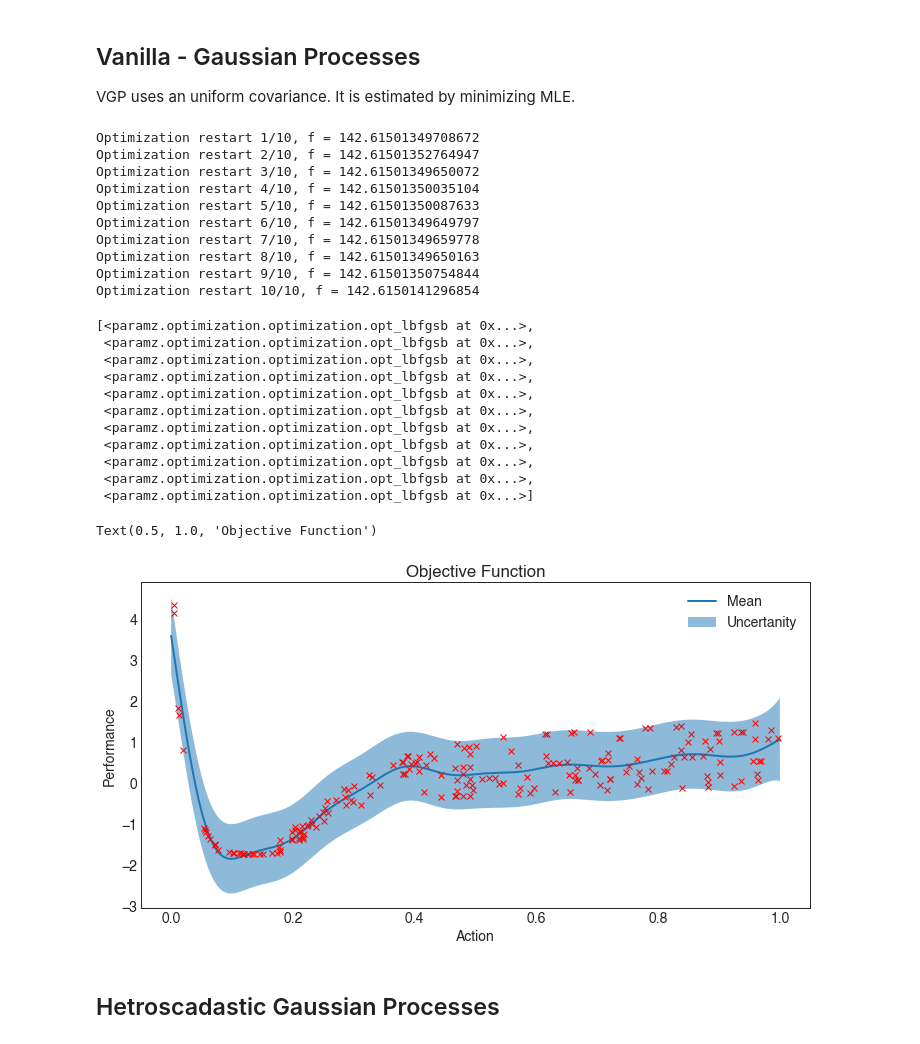
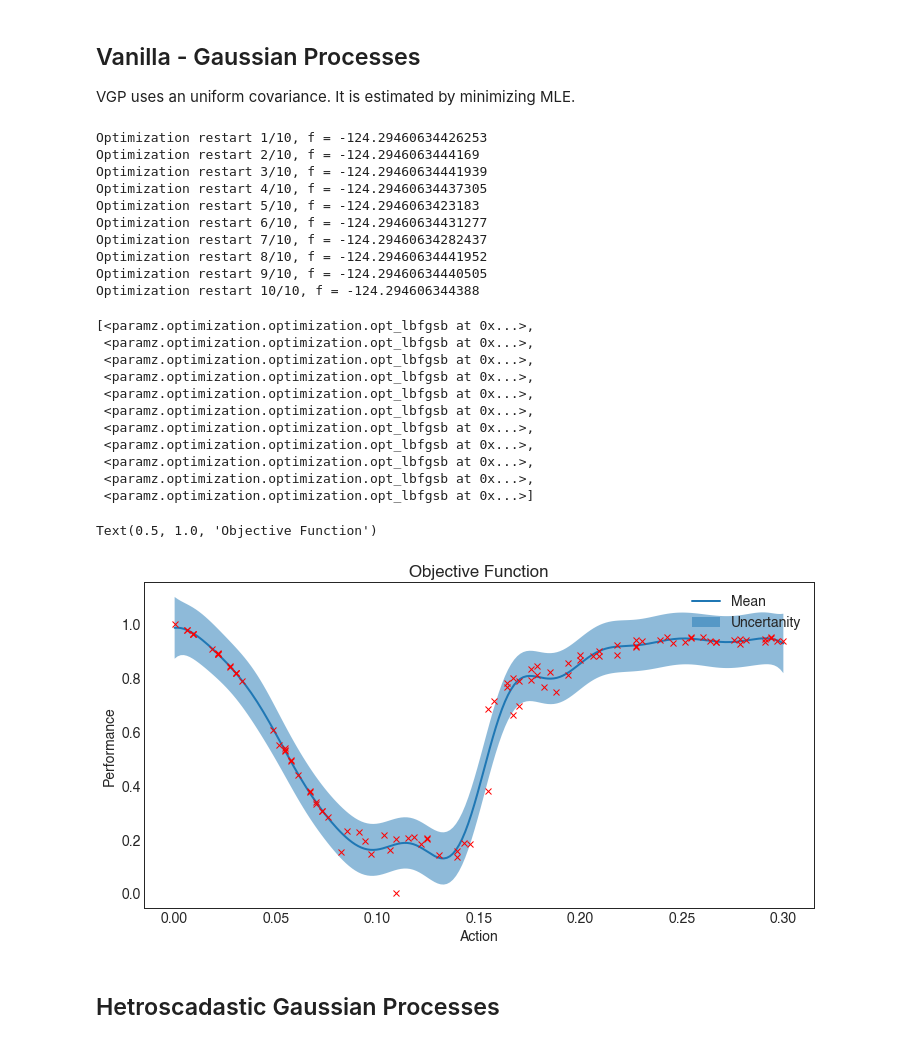
Before and after one commit to kLabUM/BaeOpt, a Jupyter notebook: scenarios/Uncertanity/Prototyping-Notebooks/SingleBasin-HetroGP.ipynb, the cells around one changed output. Drawn from its saved outputs; the diff is of its cells as text; code cells hidden in the pictures.

```diff
--- a/scenarios/Uncertanity/Prototyping-Notebooks/SingleBasin-HetroGP.ipynb
+++ b/scenarios/Uncertanity/Prototyping-Notebooks/SingleBasin-HetroGP.ipynb
@@ -119,23 +130,23 @@ Text(0.5, 1.0, 'Objective Function')
 # %%
 x = []
 y = []
-val = np.linspace(0.0,1.0,200)
-for i in range(0, 200):
-    x_t = np.array(np.random.rand()) # random action between 0 to 1
+
+for i in range(0, 100):
+    x_t = np.array(np.random.choice(np.linspace(0.0, 0.3, 100))) # random action between 0 to 1
     y_t = objective_function(x_t.reshape(-1,1))
     x.append(x_t)
     y.append(y_t)
 # %%
-y = np.array(y)
-x = np.array(x)
+y_train = np.array(y)
+x_train = np.array(x)
 # %%
 plt.rcParams["figure.figsize"] = (12,6)
 plt.subplot(1,2,1)
 plt.plot(x, y, 'o')
 plt.title("Simulated Data")
 plt.subplot(1,2,2)
-y = (y - y.mean())/y.std()
-plt.plot(x, y, 'o')
+y_train = (y - np.array(y).min())/(np.array(y).max() - np.array(y).min())
+plt.plot(x_train, y_train, 'o')
 plt.title("Normalized Data")
 # %% [output]
 Text(0.5, 1.0, 'Normalized Data')
@@ -146,20 +157,20 @@ Text(0.5, 1.0, 'Normalized Data')
 VGP uses an uniform covariance. It is estimated by minimizing MLE.
 # %%
 kernel_vgp = GPy.kern.RBF(input_dim=1) + GPy.kern.White(input_dim=1)
-vgp = GPy.models.GPRegression(x.reshape(-1,1), y.reshape(-1,1), kernel_vgp)
+vgp = GPy.models.GPRegression(x_train.reshape(-1,1), y_train.reshape(-1,1), kernel_vgp)
 vgp.optimize(messages=False)
 vgp.optimize_restarts(num_restarts = 10)
 # %% [output]
-Optimization restart 1/10, f = 142.61501349708672
-Optimization restart 2/10, f = 142.61501352764947
-Optimization restart 3/10, f = 142.61501349650072
-Optimization restart 4/10, f = 142.61501350035104
-Optimization restart 5/10, f = 142.61501350087633
-Optimization restart 6/10, f = 142.61501349649797
-Optimization restart 7/10, f = 142.61501349659778
-Optimization restart 8/10, f = 142.61501349650163
-Optimization restart 9/10, f = 142.61501350754844
-Optimization restart 10/10, f = 142.6150141296854
+Optimization restart 1/10, f = -124.29460634426253
+Optimization restart 2/10, f = -124.2946063444169
+Optimization restart 3/10, f = -124.29460634441939
+Optimization restart 4/10, f = -124.29460634437305
+Optimization restart 5/10, f = -124.2946063423183
+Optimization restart 6/10, f = -124.29460634431277
+Optimization restart 7/10, f = -124.29460634282437
+Optimization restart 8/10, f = -124.29460634441952
+Optimization restart 9/10, f = -124.29460634440505
+Optimization restart 10/10, f = -124.294606344388
 [<paramz.optimization.optimization.opt_lbfgsb at 0x...>,
  <paramz.optimization.optimization.opt_lbfgsb at 0x...>,
  <paramz.optimization.optimization.opt_lbfgsb at 0x...>,
@@ -173,21 +184,21 @@ Optimization restart 10/10, f = 142.6150141296854
  <paramz.optimization.optimization.opt_lbfgsb at 0x...>]
 # %%
 # Plot error bounds
-x_test = np.linspace(0.0,1.0, 200)
+x_test = np.linspace(0.0,0.3, 200)
 m, v = vgp.predict(x_test.reshape(-1,1))
 up = m.reshape(-1) + 2.0*np.sqrt(v.reshape(-1))
 dwn = m.reshape(-1) - 2.0*np.sqrt(v.reshape(-1))
 
 plt.fill_between(x_test, up, dwn, alpha=0.5, label="Uncertanity")
 plt.plot(x_test, m, label="Mean")
-plt.plot(x,y,'x',color='red')
+plt.plot(x_train, y_train,'x',color='red')
 plt.legend()
 plt.ylabel("Performance")
 plt.xlabel("Action")
 plt.title("Objective Function")
 # %% [output]
 Text(0.5, 1.0, 'Objective Function')
-[figure, old version]
+[figure, new version]
 # %% [markdown]
 ## Hetroscadastic Gaussian Processes
 # %%
```
Also changed, not shown: parts of 24 cells of this notebook, 2 other files.
